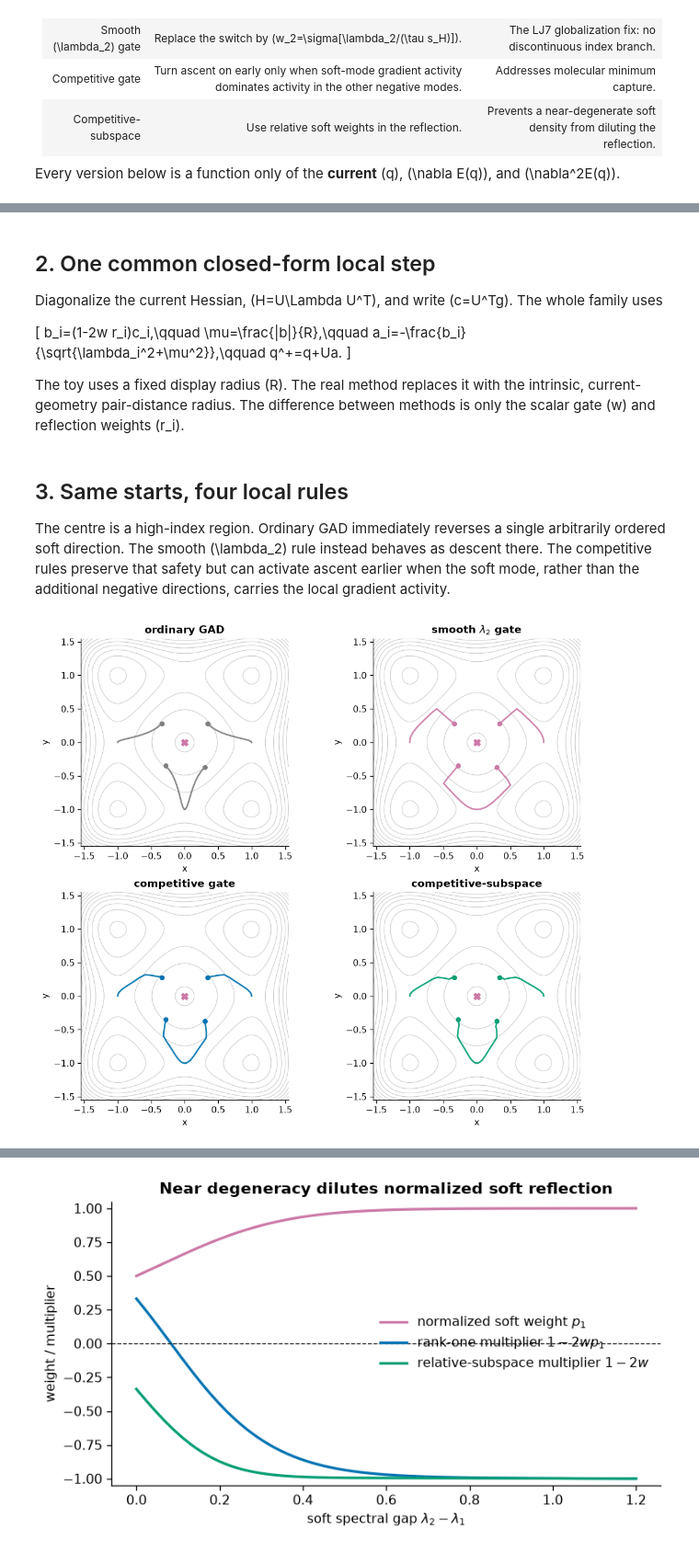
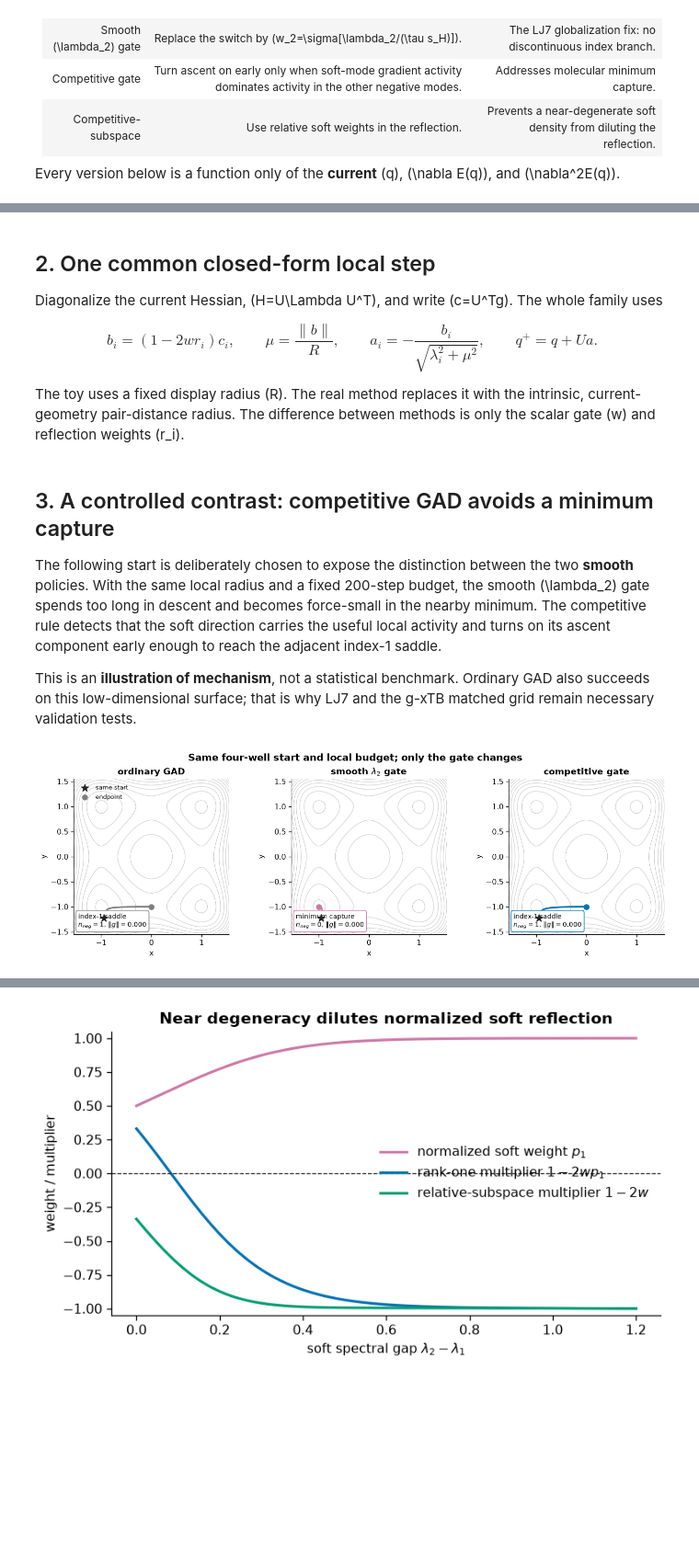
Before and after one commit to memo-ozdincer/GAD_plus, a Jupyter notebook: examples/gad_evolution_four_wells.ipynb, the cells around one changed output, grey strips where cells are left out. Shown at 92% size. Cells and saved outputs as stored; diff of their text form; code cells hidden in the pictures; blank space fills up the shorter version.

Commit message:
Refine competitive GAD four-well demonstration

```diff
--- a/examples/gad_evolution_four_wells.ipynb
+++ b/examples/gad_evolution_four_wells.ipynb
@@ -33,6 +33,10 @@ plt.rcParams.update({
     "axes.titleweight": "bold", "font.size": 10,
 })
 
+ALPHA = 0.90  # a tiny symmetry-breaking anisotropy
+
+ALPHA = 0.90  # a tiny symmetry-breaking anisotropy
+
 COLORS = {"ordinary": "#7F7F7F", "lambda2": "#CC79A7", "competitive": "#0072B2", "subspace": "#009E73"}
 # %% [markdown]
 ## 1. An exact four-well landscape
@@ -45,19 +49,19 @@ The origin has two negative Hessian eigenvalues. The points \((0,\pm1)\) and \((
 # %%
 def E(q):
     x, y = q
-    return (x*x - 1)**2 + (y*y - 1)**2
+    return (x*x - 1)**2 + ALPHA*(y*y - 1)**2
 
 def grad(q):
     x, y = q
-    return np.array([4*x*(x*x - 1), 4*y*(y*y - 1)], dtype=float)
+    return np.array([4*x*(x*x - 1), 4*ALPHA*y*(y*y - 1)], dtype=float)
 
 def hess(q):
     x, y = q
-    return np.diag([12*x*x - 4, 12*y*y - 4])
+    return np.diag([12*x*x - 4, ALPHA*(12*y*y - 4)])
 
 grid = np.linspace(-1.55, 1.55, 300)
 X, Y = np.meshgrid(grid, grid)
-Z = (X*X - 1)**2 + (Y*Y - 1)**2
+Z = (X*X - 1)**2 + ALPHA*(Y*Y - 1)**2
 fig, ax = plt.subplots(figsize=(5.1, 4.4))
 ax.contour(X, Y, Z, levels=np.linspace(0.06, 5.0, 14), colors="#9E9E9E", linewidths=.75)
 ax.scatter([-1, -1, 1, 1], [-1, 1, -1, 1], c="#222222", s=30, label="minima")
@@ -72,12 +76,12 @@ ax.legend(frameon=False, loc="upper right"); plt.show()
 
 Diagonalize the current Hessian, \(H=U\Lambda U^T\), and write \(c=U^Tg\). The whole family uses
 
-\[
+$$
 b_i=(1-2w r_i)c_i,\qquad
 \mu=\frac{\|b\|}{R},\qquad
 a_i=-\frac{b_i}{\sqrt{\lambda_i^2+\mu^2}},\qquad
 q^+=q+Ua.
-\]
+$$
 
 The toy uses a fixed display radius \(R\). The real method replaces it with the intrinsic, current-geometry pair-distance radius. The difference between methods is only the scalar gate \(w\) and reflection weights \(r_i\).
 # %%
@@ -111,8 +115,8 @@ def local_quantities(q, tau=.18):
     chi = Asoft/(Asoft + Aextra) if Asoft + Aextra > 0 else 0.
     return lam, U, c, p, w2, chi
 
-def step(q, policy, R=.085):
-    lam, U, c, p, w2, chi = local_quantities(q)
+def step(q, policy, R=.085, tau=.18):
+    lam, U, c, p, w2, chi = local_quantities(q, tau)
     if policy.key == "ordinary":
         w, r = 1., np.array([1., 0.])
     else:
@@ -122,28 +126,41 @@ def step(q, policy, R=.085):
     mu = np.linalg.norm(b)/R if np.linalg.norm(b) > 0 else 1.
     return U @ (-b/np.sqrt(lam**2 + mu**2)), {"lambda": lam, "p": p, "w2": w2, "chi": chi, "w": w, "r": r}
 
-def trace(start, policy, n=220):
+def trace(start, policy, n=220, tau=.18, R=.085):
     path = [np.array(start, dtype=float)]
-    for _ in range(n): path.append(path[-1] + step(path[-1], policy)[0])
+    for _ in range(n): path.append(path[-1] + step(path[-1], policy, R=R, tau=tau)[0])
     return np.array(path)
 # %% [markdown]
-## 3. Same starts, four local rules
+## 3. A controlled contrast: competitive GAD avoids a minimum capture
 
-The centre is a high-index region. Ordinary GAD immediately reverses a single arbitrarily ordered soft direction. The smooth \(\lambda_2\) rule instead behaves as descent there. The competitive rules preserve that safety but can activate ascent earlier when the soft mode, rather than the additional negative directions, carries the local gradient activity.
+The following start is deliberately chosen to expose the distinction between the two **smooth** policies. With the same local radius and a fixed 200-step budget, the smooth \(\lambda_2\) gate spends too long in descent and becomes force-small in the nearby minimum. The competitive rule detects that the soft direction carries the useful local activity and turns on its ascent component early enough to reach the adjacent index-1 saddle.
+
+This is an **illustration of mechanism**, not a statistical benchmark. Ordinary GAD also succeeds on this low-dimensional surface; that is why LJ7 and the g-xTB matched grid remain necessary validation tests.
 # %%
-starts = np.array([[.34,.28],[-.34,.28],[.30,-.37],[-.28,-.35]])
-fig, axes = plt.subplots(2, 2, figsize=(9.2, 8.0), constrained_layout=True)
-for ax, policy in zip(axes.flat, POLICIES):
-    ax.contour(X, Y, Z, levels=np.linspace(.06,5.,14), colors="#C7C7C7", linewidths=.65)
-    for start in starts:
-        path = trace(start, policy)
-        ax.plot(path[:,0], path[:,1], lw=1.8, color=COLORS[policy.key], alpha=.9)
-        ax.scatter(*start, s=22, color=COLORS[policy.key], zorder=3)
-    ax.scatter([0], [0], marker="X", s=55, c="#CC79A7", zorder=4)
-    ax.set(title=policy.name, xlim=(-1.55,1.55), ylim=(-1.55,1.55), aspect="equal", xlabel="x", ylabel="y")
+selected_start = np.array([-0.95, -1.23])
+selected_policies = POLICIES[:3]  # ordinary, lambda2, competitive
+tau, R, budget = .70, .05, 200
+
+fig, axes = plt.subplots(1, 3, figsize=(12.2, 3.9), constrained_layout=True)
+for ax, policy in zip(axes, selected_policies):
+    path = trace(selected_start, policy, n=budget, tau=tau, R=R)
+    endpoint = path[-1]
+    eigenvalues = np.linalg.eigvalsh(hess(endpoint))
+    index = int(np.sum(eigenvalues < -1e-8))
+    force = np.linalg.norm(grad(endpoint))
+    ax.contour(X, Y, Z, levels=np.linspace(.06, 5., 14), colors="#C7C7C7", linewidths=.65)
+    ax.plot(path[:, 0], path[:, 1], lw=2.2, color=COLORS[policy.key])
+    ax.scatter(*selected_start, marker="*", s=105, color="#222222", zorder=4, label="same start")
+    ax.scatter(*endpoint, s=48, color=COLORS[policy.key], zorder=5, label="endpoint")
+    outcome = "index-1 saddle" if index == 1 and force < .05 else "minimum capture" if index == 0 and force < .05 else "not converged"
+    ax.set(title=policy.name, xlim=(-1.55, 1.55), ylim=(-1.55, 1.55), aspect="equal", xlabel="x", ylabel="y")
+    ax.text(.03, .03, f"{outcome}\n$n_{{neg}}={index}$, $\\|g\\|={force:.3f}$", transform=ax.transAxes,
+            va="bottom", ha="left", fontsize=9, bbox={"boxstyle": "round,pad=.35", "fc": "white", "ec": COLORS[policy.key], "alpha": .94})
+axes[0].legend(frameon=False, loc="upper left", fontsize=8)
+fig.suptitle("Same four-well start and local budget; only the gate changes", fontsize=13, fontweight="bold")
 plt.show()
 # %% [output]
-[figure, old version]
+[figure, new version]
 # %% [markdown]
 ## 4. The final addition: why a relative soft subspace?
 
```
Also changed, not shown: parts of 3 cells of this notebook, 2 other files.
